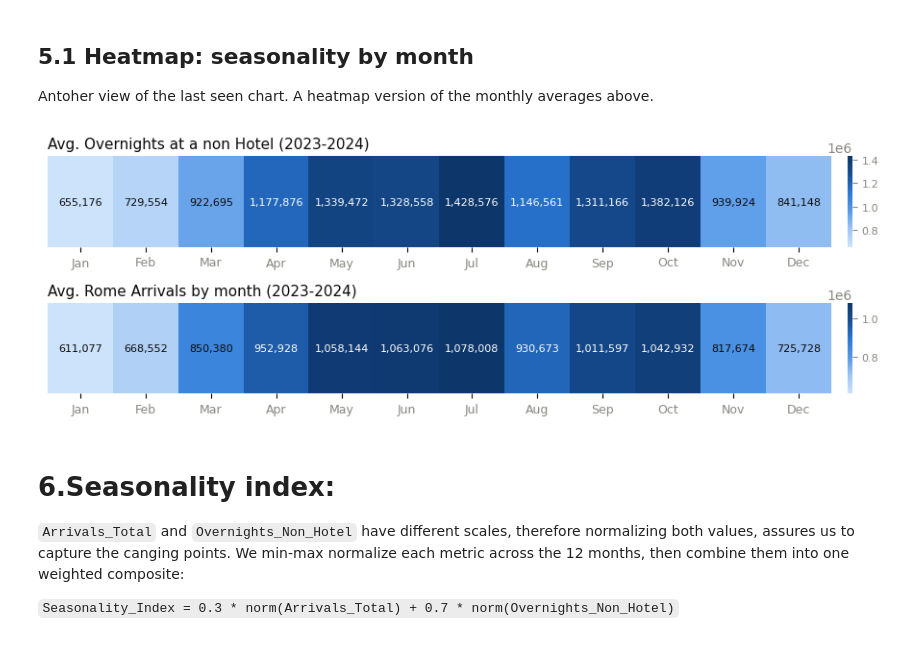
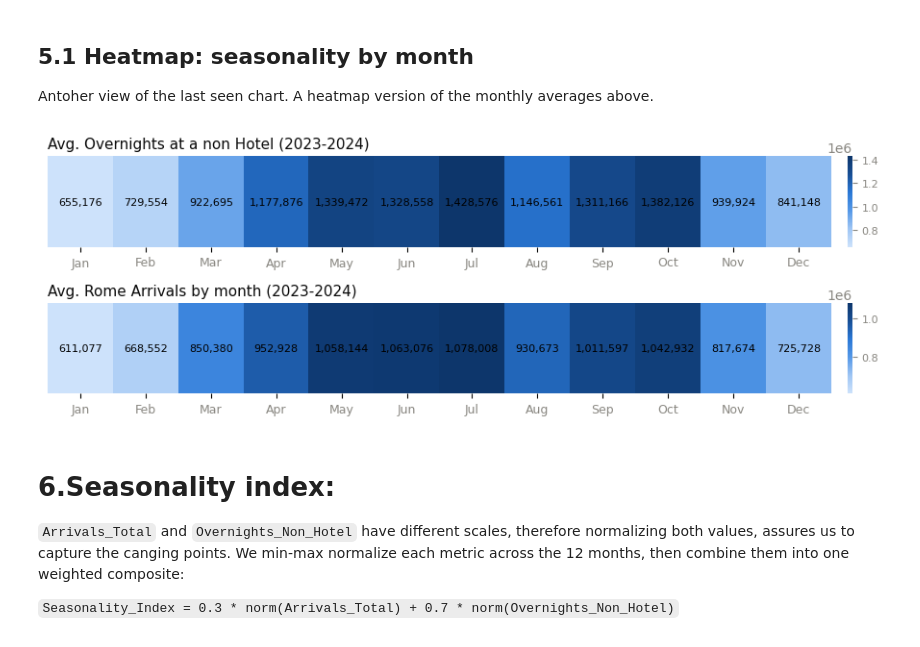
Before and after one commit to aantoo-cr/airbnb-rome-analysis, a Jupyter notebook: notebooks/04_time_analysis.ipynb, the cells around one changed output. Drawn from its saved outputs; the diff is of its cells as text; code cells hidden in the pictures.

```diff
--- a/notebooks/04_time_analysis.ipynb
+++ b/notebooks/04_time_analysis.ipynb
@@ -162,11 +162,7 @@ Creating charts in order to visually asses the situation.
 # %%
 import matplotlib.pyplot as plt
 
-BLUE = "#2a78d6"       # bars
-BLUE_DARK = "#184f95"  # peak-month highlight
-INK = "#0b0b0b"        # value labels / titles
-MUTED = "#898781"      # axis ticks
-GRID = "#e1e0d9"       # hairline gridlines
+colors = ["navy" if m == peak_month else "steelblue" for m in monthly_avg_tourist_rome.index]
 
 metrics = [
     ("Overnights_NonHotel", "Avg. Overnights at a non Hotel (2023-2024)"),
@@ -176,7 +172,7 @@ metrics = [
 fig, axes = plt.subplots(1, 2, figsize=(12, 4.5))
 
 for ax, (col, title) in zip(axes, metrics):
-    values = monthly_avg_tourist_rome[col]
+    values = monthly_avg_hotel[col]
     peak_month = values.idxmax()
     low_month = values.idxmin()
     colors = [BLUE_DARK if m == peak_month else BLUE for m in values.index]
@@ -216,45 +212,42 @@ Antoher view of the last seen chart. A heatmap version of the monthly averages a
 from matplotlib.colors import LinearSegmentedColormap
 
 # Sequential ramp, same blue hue family as the bar chart above (light -> dark)
-SEQ_BLUE = LinearSegmentedColormap.from_list(
-    "seq_blue", ["#cde2fb", "#9ec5f4", "#5598e7", "#2a78d6", "#184f95", "#0d366b"]
-)
+cmap = "Blues"
 
 heat_metrics = [
     ("Overnights_NonHotel", "Avg. Overnights at a non Hotel (2023-2024)"),
     ("Arrivals_Total", "Avg. Rome Arrivals by month (2023-2024)")]
 
 
 fig, axes = plt.subplots(2, 1, figsize=(9, 3.2))
 
 for ax, (col, title) in zip(axes, heat_metrics):
     values = monthly_avg_tourist_rome[col].values.reshape(1, -1)
 
     im = ax.imshow(values, cmap=SEQ_BLUE, aspect="auto")
 
     ax.set_title(title, fontsize=11, color=INK, loc="left")
     ax.set_xticks(range(12))
     ax.set_xticklabels(MONTH_ORDER, fontsize=9, color=MUTED)
     ax.set_yticks([])
     for spine in ax.spines.values():
         spine.set_visible(False)
 
     # direct value labels; flip to white ink on the darkest cells for contrast
     vmin, vmax = values.min(), values.max()
     for x, val in enumerate(values[0]):
-        frac = (val - vmin) / (vmax - vmin)
-        label_color = "#ffffff" if frac > 0.6 else INK
+        label_color = "black"
         ax.text(x, 0, f"{val:,.0f}", ha="center", va="center",
                 fontsize=8, color=label_color)
 
     cbar = fig.colorbar(im, ax=ax, fraction=0.03, pad=0.02)
     cbar.ax.tick_params(labelsize=8, colors=MUTED)
     cbar.outline.set_visible(False)
 
 plt.tight_layout()
 plt.show()
 # %% [output]
-[figure, old version]
+[figure, new version]
 # %% [markdown]
 # 6.Seasonality index:
 
```
